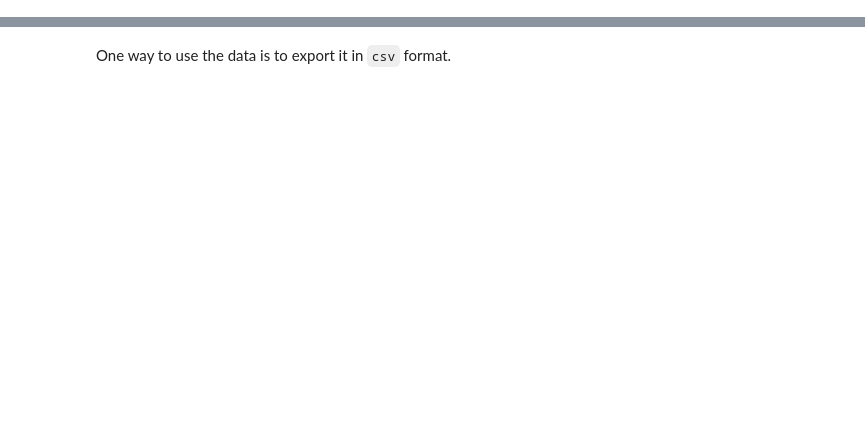
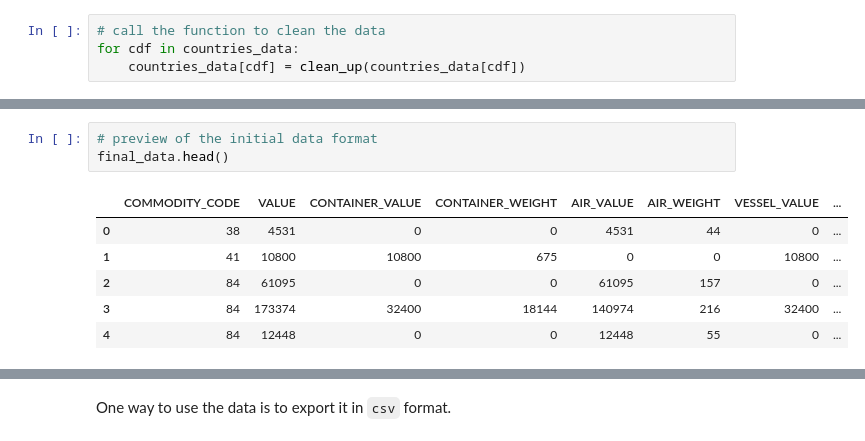
Before and after one commit to berina/trade_data_API, a Jupyter notebook: International Trade Data API.ipynb, the cells around one changed output, grey strips where cells are left out. Drawn from its saved outputs; the diff is of its cells as text; blank space fills up the shorter version.

```diff
--- a/International Trade Data API.ipynb
+++ b/International Trade Data API.ipynb
@@ -268,0 +328,4 @@ for param in num_params:
+# %%
+# call the function to clean the data
+for cdf in countries_data:
+    countries_data[cdf] = clean_up(countries_data[cdf])
@@ -268,0 +351,10 @@ for param in num_params:
+# %%
+# preview of the initial data format
+final_data.head()
+# %% [output]
+|  | COMMODITY_CODE | VALUE | CONTAINER_VALUE | CONTAINER_WEIGHT | AIR_VALUE | AIR_WEIGHT | VESSEL_VALUE | ... |
+| 0 | 38 | 4531 | 0 | 0 | 4531 | 44 | 0 | ... |
+| 1 | 41 | 10800 | 10800 | 675 | 0 | 0 | 10800 | ... |
+| 2 | 84 | 61095 | 0 | 0 | 61095 | 157 | 0 | ... |
+| 3 | 84 | 173374 | 32400 | 18144 | 140974 | 216 | 32400 | ... |
+| 4 | 84 | 12448 | 0 | 0 | 12448 | 55 | 0 | ... |
```
Also changed, not shown: parts of 49 cells of this notebook, 2 other files.
